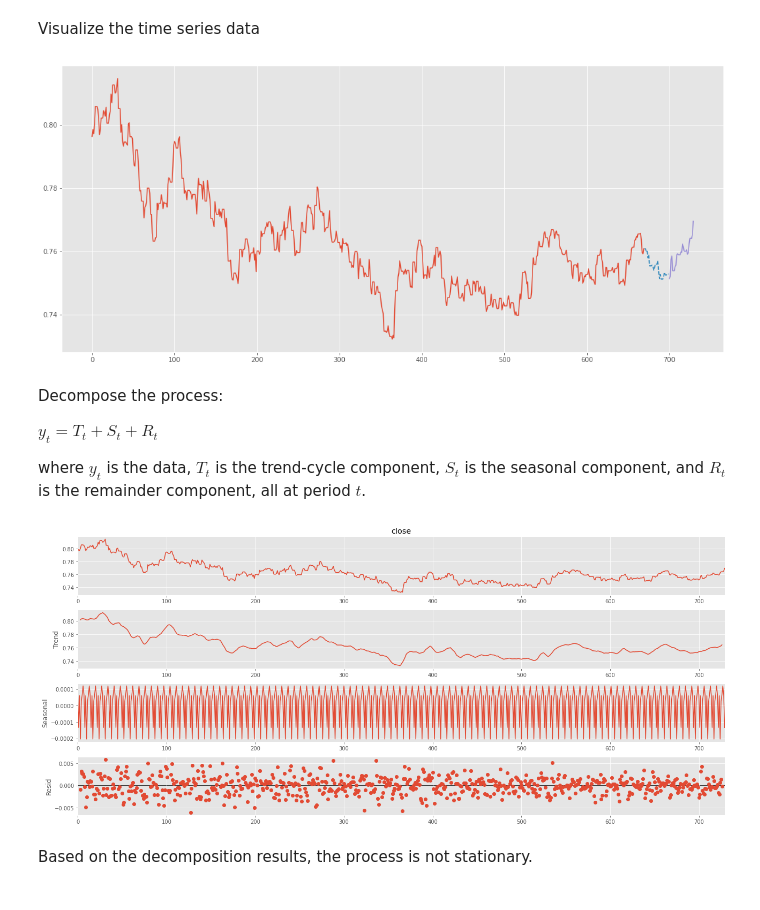
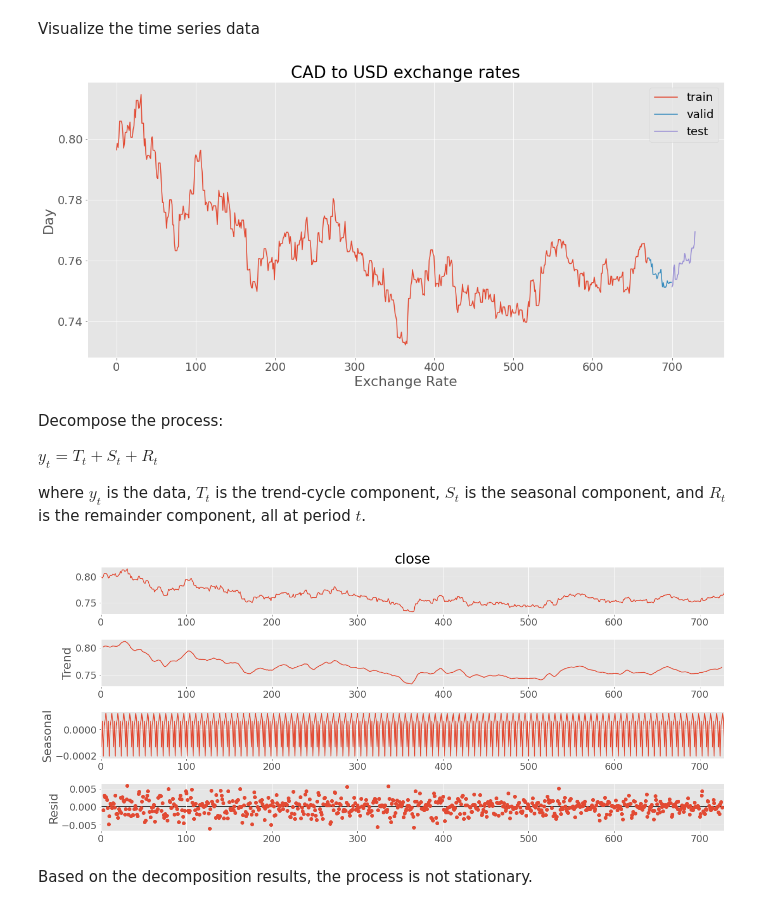
Before and after one commit to flizhou/CAD_USD_exchange_rate_predictor, a Jupyter notebook: scripts/eda.ipynb, the cells around one changed output. Saved outputs shown, nothing was run; the diff lists cells and outputs as text; code cells hidden in the pictures.

```diff
--- a/scripts/eda.ipynb
+++ b/scripts/eda.ipynb
@@ -66,9 +66,9 @@ pd.set_option("display.max_rows", 6)
 plt.style.use("ggplot")
 plt.rcParams.update(
     {
-        "font.size": 10,
+        "font.size": 18,
         #                      'axes.labelweight': 'bold',
-        "figure.figsize": (6, 5),
+        "figure.figsize": (18, 8),
     }
 )
 # %% [output]
@@ -157,13 +157,16 @@ What are the CAD to USD exchange rates in 30 days given previous exchange rate?
 # %% [markdown]
 Visualize the time series data
 # %%
-plt.figure(figsize=(18, 8))
-plt.plot(train.close, "-")
-plt.plot(valid.close, "--")
-plt.plot(test.close, '-')
+plt.plot(train.close, label="train")
+plt.plot(valid.close, label="valid")
+plt.plot(test.close, label="test")
+plt.legend(loc="upper right", fontsize=18)
+plt.title(f"CAD to USD exchange rates")
+plt.xlabel('Exchange Rate')
+plt.ylabel('Day')
 plt.savefig(f'../results/data_visual.png', bbox_inches='tight')
 # %% [output]
-[figure, old version]
+[figure, new version]
 # %% [markdown]
 Decompose the process:
 
@@ -175,7 +178,7 @@ rcParams["figure.figsize"] = 18, 8
 decomposition = seasonal_decompose(cad_to_usd.close, period=7, model="additive")
 fig = decomposition.plot()
 # %% [output]
-[figure, old version]
+[figure, new version]
 # %% [markdown]
 Based on the decomposition results, the process is not stationary.
 # %% [markdown]
```
Also changed, not shown: parts of 22 cells of this notebook, 2 other files.
